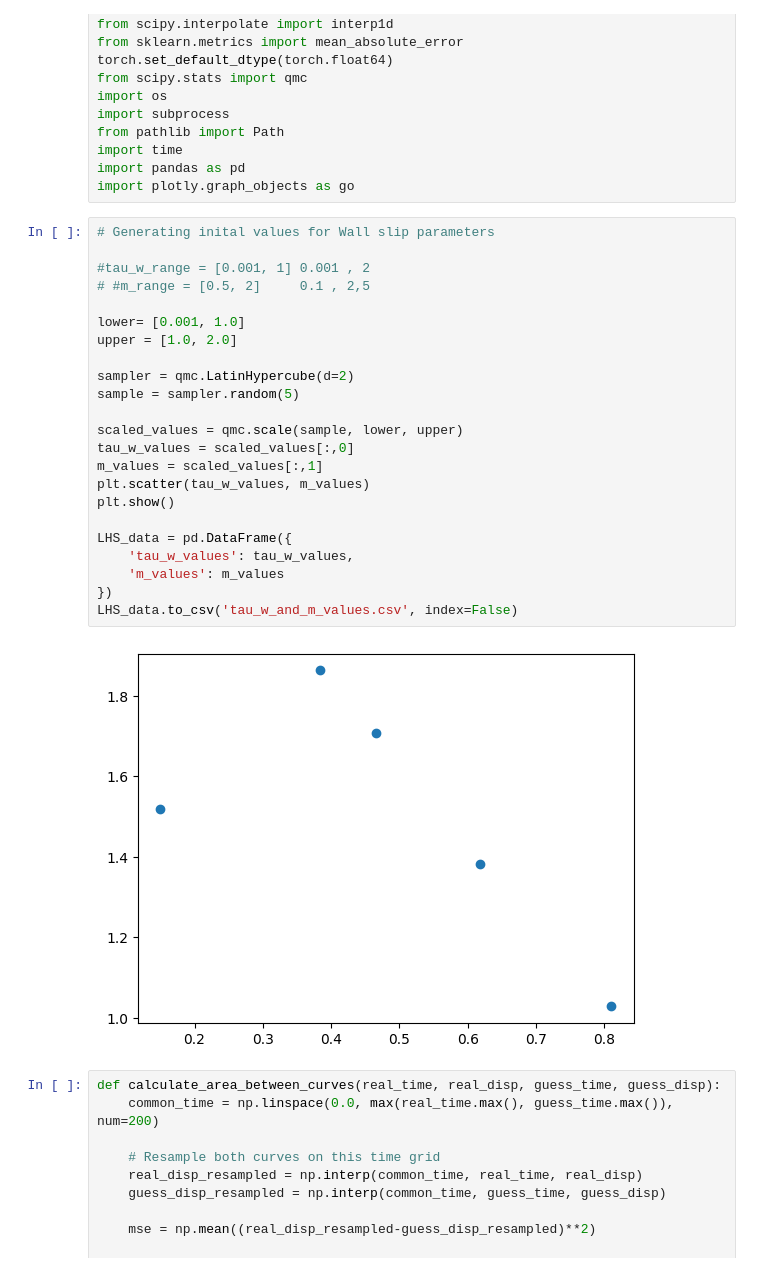
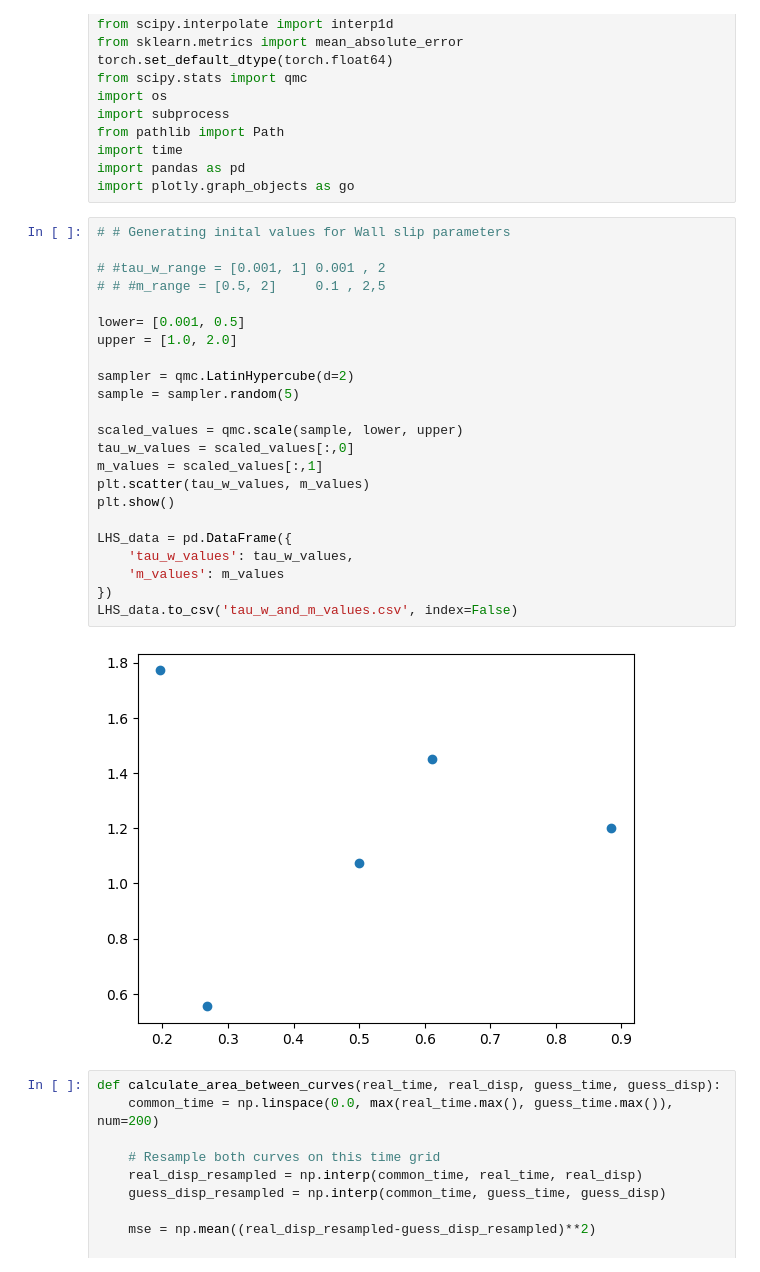
Before and after one commit to mariogov/moldflow_automation, a Jupyter notebook: Wall_Slip.ipynb, the cells around one changed output. Cells and saved outputs as stored; diff of their text form.

```diff
--- a/Wall_Slip.ipynb
+++ b/Wall_Slip.ipynb
@@ -27,30 +27,30 @@ import time
 import pandas as pd
 import plotly.graph_objects as go
 # %%
-# Generating inital values for Wall slip parameters
+# # Generating inital values for Wall slip parameters
 
-#tau_w_range = [0.001, 1] 0.001 , 2
-# #m_range = [0.5, 2]     0.1 , 2,5
+# #tau_w_range = [0.001, 1] 0.001 , 2
+# # #m_range = [0.5, 2]     0.1 , 2,5
 
-lower= [0.001, 1.0]
+lower= [0.001, 0.5]
 upper = [1.0, 2.0]
 
 sampler = qmc.LatinHypercube(d=2)
 sample = sampler.random(5)
 
 scaled_values = qmc.scale(sample, lower, upper)
 tau_w_values = scaled_values[:,0]
 m_values = scaled_values[:,1]
 plt.scatter(tau_w_values, m_values)
 plt.show()
 
 LHS_data = pd.DataFrame({
     'tau_w_values': tau_w_values,
     'm_values': m_values
 })
 LHS_data.to_csv('tau_w_and_m_values.csv', index=False)
 # %% [output]
-[figure, old version]
+[figure, new version]
 # %%
 def calculate_area_between_curves(real_time, real_disp, guess_time, guess_disp):
     common_time = np.linspace(0.0, max(real_time.max(), guess_time.max()), num=200)
```
Also changed, not shown: parts of 12 cells of this notebook, 3 other files.
